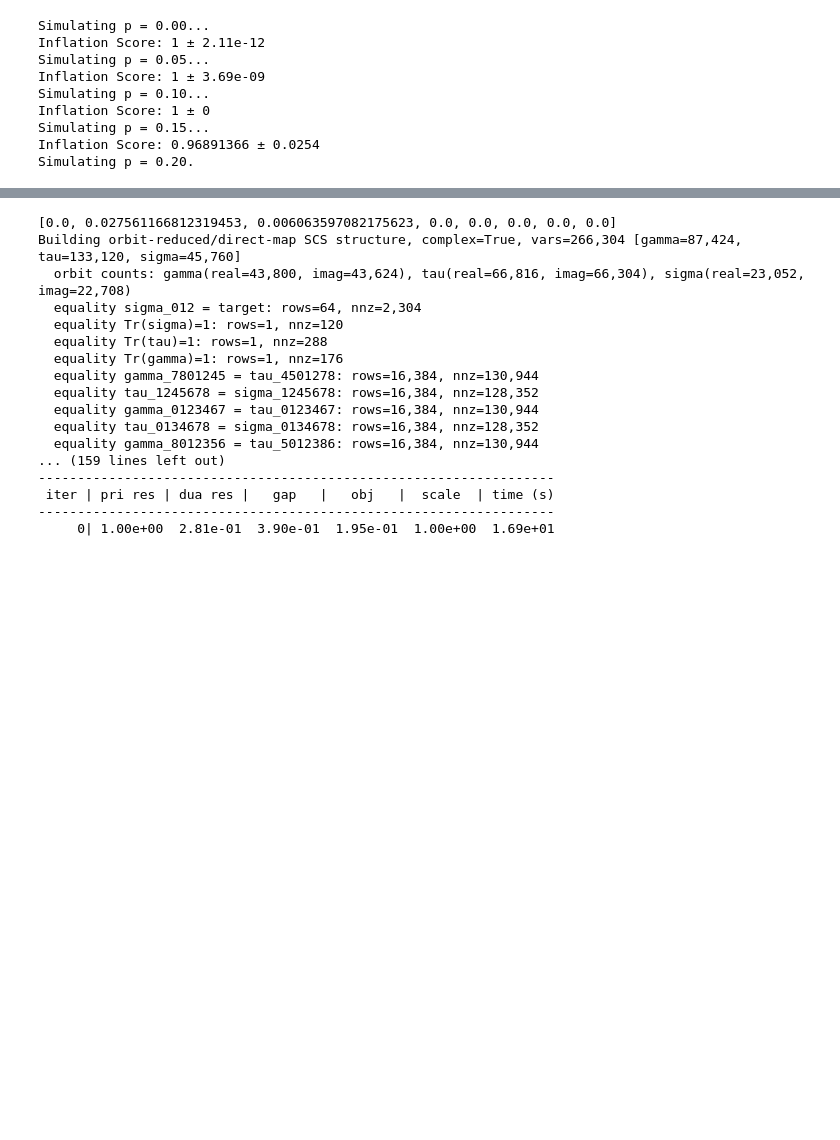
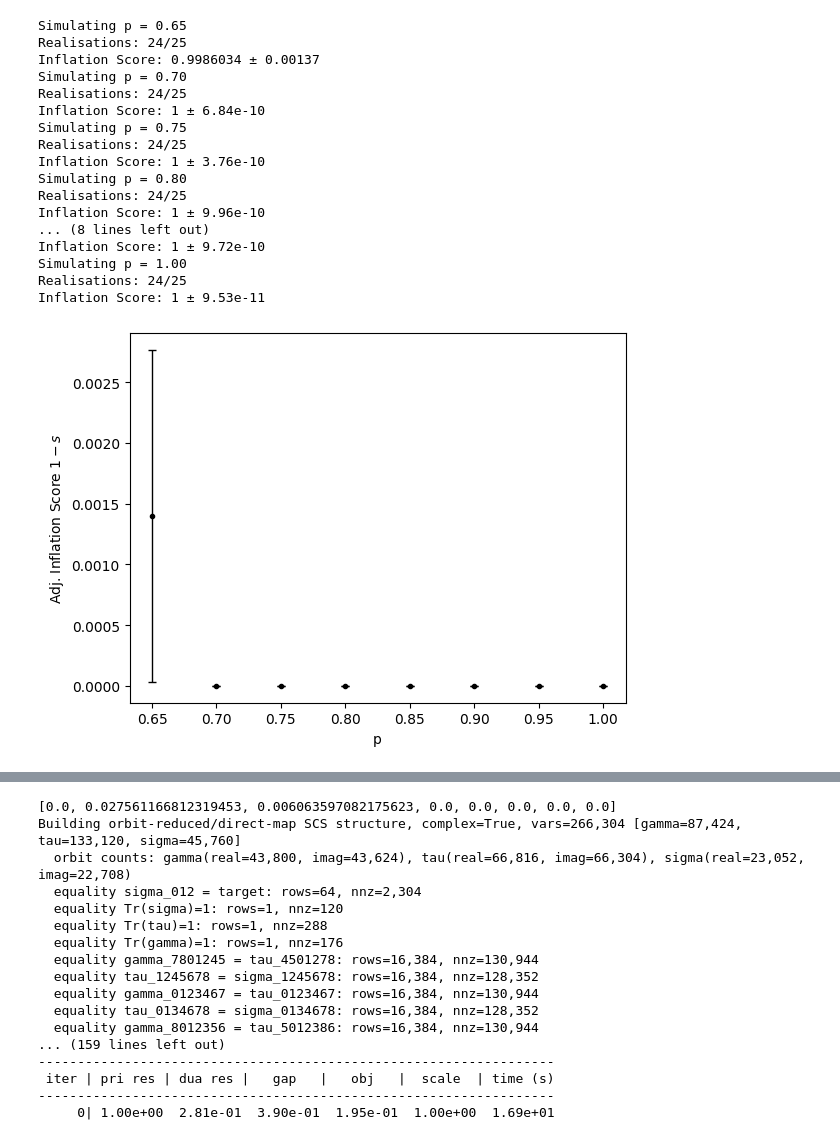
Before and after one commit to amarce4/mipt, a Jupyter notebook: python/gmne.ipynb, the cells around one changed output, grey strips where cells are left out. Drawn from its saved outputs; the diff is of its cells as text; code cells hidden in the pictures; blank space fills up the shorter version.

Commit message:
great inflation plot, tried cpp implementation, fermion stuff

```diff
--- a/python/gmne.ipynb
+++ b/python/gmne.ipynb
@@ -17,8 +17,8 @@ sdp: RingInflationSDP3Q
 
 n=8
 d=2*n
-ps = np.linspace(0.0, 0.5, 11)
-reps = 3
+ps = np.linspace(0.65, 1.0, 8)
+reps = 25
 
 if LEVEL == 2:
     sdp = RingInflationSDP3Q(domain="auto")
@@ -38,9 +38,9 @@ else:
 
 means, stderrs = [], []
 for p in ps:
-    print(f"Simulating p = {p:.2f}", end='', flush=True)
+    print(f"Simulating p = {p:.2f}")
     scores = []
-    for _ in range(reps):
+    for r in range(reps):
         rhos = get_mipt_rho_1d(n, d, p, subsyst=3, all_matrices=True, closed=True)
         gmn_scores = [gmn(rho, parties=3) for rho in rhos]
         idx = max(range(len(gmn_scores)), key=gmn_scores.__getitem__)
@@ -64,40 +64,49 @@ for p in ps:
                 gpu=True,
                 max_iters=20_000,
                 tol=2e-4,
                 bisect_tol=2e-3,
                 verbose=True,
             )
 
         new_row = [p, score]
 
         if LEVEL == 2:
             with open("gnme_lvl2.csv", mode="a", newline="") as file:
                 writer = csv.writer(file)
                 writer.writerow(new_row)
         elif LEVEL == 3:
             with open("gnme_lvl3.csv", mode="a", newline="") as file:
                 writer = csv.writer(file)
                 writer.writerow(new_row)
 
         scores.append(score)
-        print(".", end='', flush=True)
+        print(f"Realisations: {r}/{reps}", end='\r', flush=True)
 
     means.append(np.mean(scores))
     stderrs.append(np.std(scores)/np.sqrt(reps))
     print(f"\nInflation Score: {means[-1]:.8g} ± {stderrs[-1]:.3g}")
 
 
 plt.errorbar(ps, [1 - m for m in means], yerr=stderrs, fmt='.', color='black', ecolor='black', capsize=3, elinewidth=1)
 plt.xlabel("p")
 plt.ylabel("Adj. Inflation Score $1-s$")
 plt.show()
 # %% [output]
-Simulating p = 0.00...
-Inflation Score: 1 ± 2.11e-12
-Simulating p = 0.05...
-Inflation Score: 1 ± 3.69e-09
-Simulating p = 0.10...
-Inflation Score: 1 ± 0
-Simulating p = 0.15...
-Inflation Score: 0.96891366 ± 0.0254
-Simulating p = 0.20.
+Simulating p = 0.65
+Realisations: 24/25
+Inflation Score: 0.9986034 ± 0.00137
+Simulating p = 0.70
+Realisations: 24/25
+Inflation Score: 1 ± 6.84e-10
+Simulating p = 0.75
+Realisations: 24/25
+Inflation Score: 1 ± 3.76e-10
+Simulating p = 0.80
+Realisations: 24/25
+Inflation Score: 1 ± 9.96e-10
+... (8 lines left out)
+Inflation Score: 1 ± 9.72e-10
+Simulating p = 1.00
+Realisations: 24/25
+Inflation Score: 1 ± 9.53e-11
+[figure, added]
```
Also changed, not shown: parts of 1 cell of this notebook, 8 other files.
